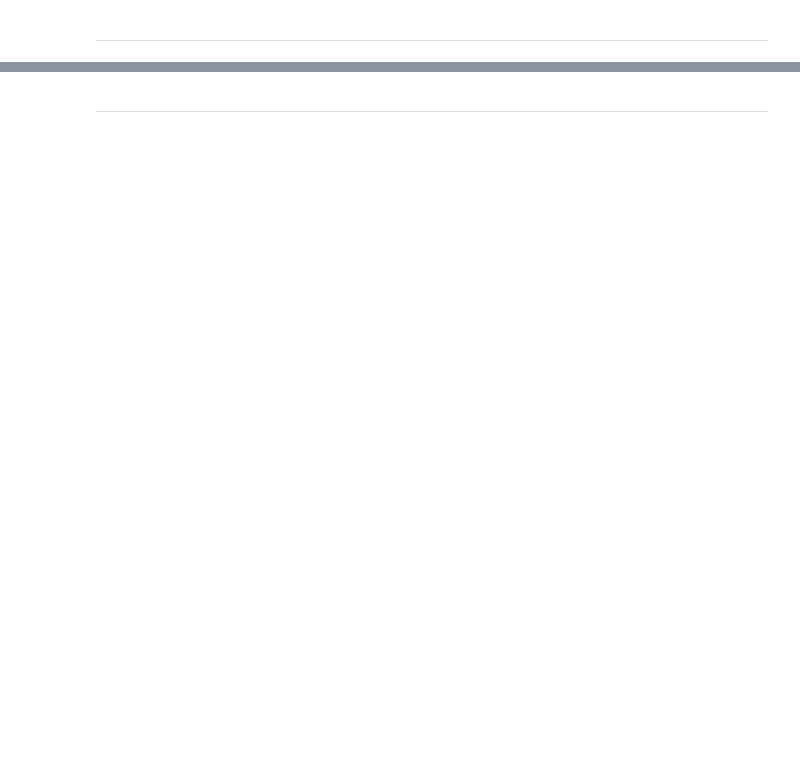
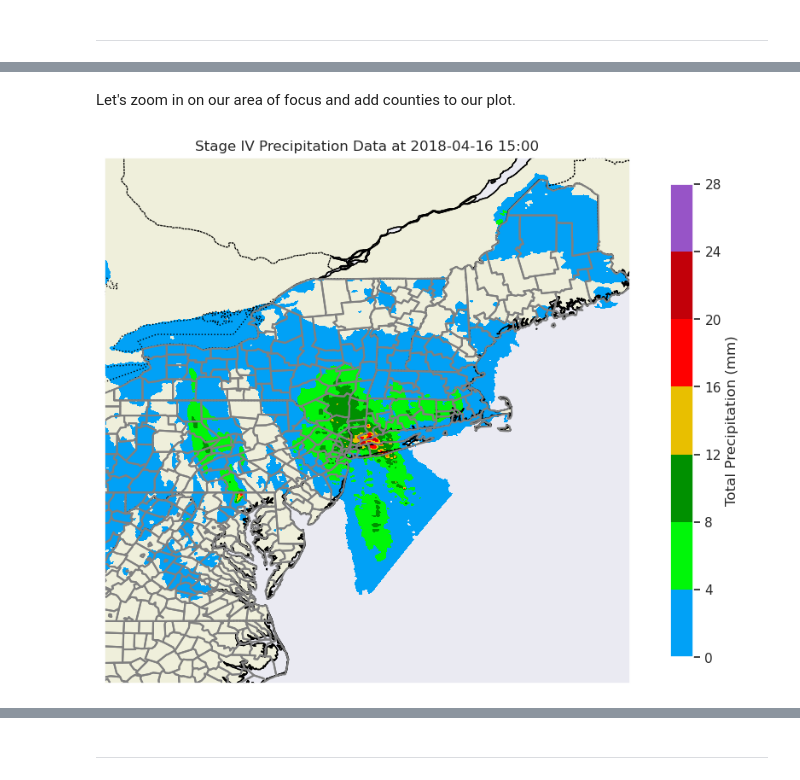
Before and after one commit to ProjectPythia/Stage-IV-Cookbook, a Jupyter notebook: notebooks/evan.ipynb, the cells around one changed output, grey strips where cells are left out. Cells and saved outputs as stored; diff of their text form; code cells hidden in the pictures; blank space fills up the shorter version.

```diff
--- a/notebooks/evan.ipynb
+++ b/notebooks/evan.ipynb
@@ -43,0 +225,19 @@ Label the importance of each concept explicitly as **helpful/necessary**.
+# %% [markdown]
+Let's zoom in on our area of focus and add counties to our plot.
+# %%
+fig, ax = plt.subplots(figsize=(12, 8), subplot_kw={'projection': ccrs.PlateCarree()})
+ax.set_extent([-80, -67, 35, 48], crs=ccrs.PlateCarree())
+
+ax.add_feature(cfeature.COASTLINE)
+ax.add_feature(cfeature.BORDERS, linestyle=':')
+ax.add_feature(cfeature.STATES, linestyle=':')
+ax.add_feature(cfeature.LAND, edgecolor='black')
+ax.add_feature(USCOUNTIES,edgecolor='gray', linewidth=1.5)
+
+# Plot the total precipitation on the map
+c = ax.contourf(lon, lat, precip, cmap='NWSRef', transform=ccrs.PlateCarree())
+colorbar = plt.colorbar(c, ax=ax, label='Total Precipitation (mm)', shrink=0.9)
+plt.title('Stage IV Precipitation Data at {}'.format(time))
+plt.show()
+# %% [output]
+[figure, added]
```
Also changed, not shown: parts of 62 cells of this notebook, 2 other files.
